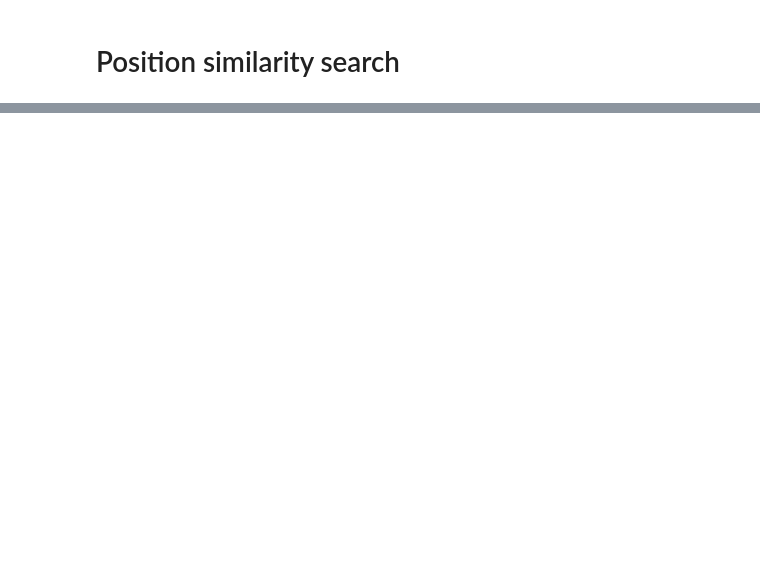
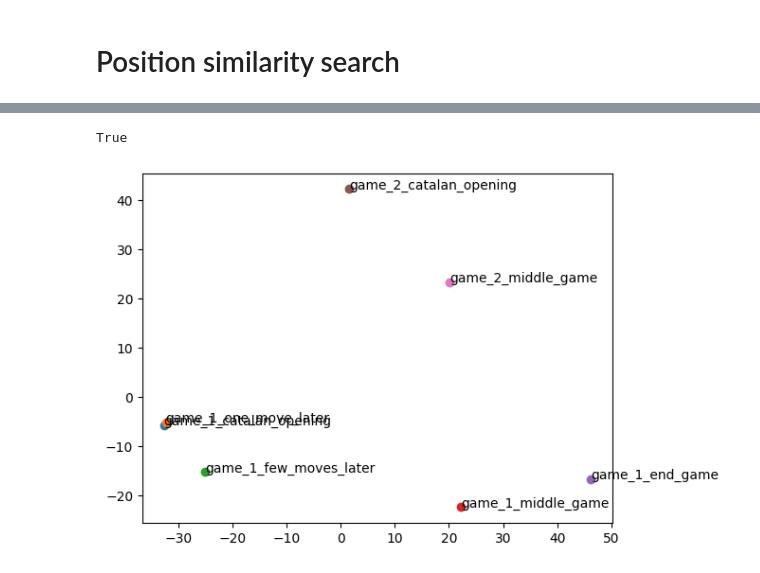
Before and after one commit to patrickfrank1/chess-embedding-experiments, a Jupyter notebook: src/run/evaluate_token_models.ipynb, the cells around one changed output, grey strips where cells are left out. Cells and saved outputs as stored; diff of their text form; code cells hidden in the pictures; blank space fills up the shorter version.

Commit message:
Plot some embeddings

```diff
--- a/src/run/evaluate_token_models.ipynb
+++ b/src/run/evaluate_token_models.ipynb
@@ -35,5 +34,6 @@ print(len(train_data), len(test_data))
 # %% [output]
 90000 10000
 # %%
-backend = keras.models.load_model("../../model/20231015152500_autoencoder.tf")
+autoencoder = keras.models.load_model("../../model/20231015152500_autoencoder.tf")
+autoencoder_predictor = PositionPredictionHead(backend=autoencoder)
 # %% [output]
@@ -88,5 +64,9 @@ R . . . . R K .
 # %% [markdown]
 # Position similarity search
+# %%
+encoder = autoencoder.get_layer('encoder')
+decoder = autoencoder.get_layer('decoder')
+decoder_predictor = PositionPredictionHead(backend=decoder)
 # %%
 chess_positions = {
     "game_1_catalan_opening" : chess.Board(fen="r1bqr1k1/pp1nnpbp/2p3p1/4p3/4P3/4BNP1/PPPQ1PBP/RN2R1K1 w - - 2 11"), # game 1 - catalan opening
@@ -97,3 +77,8 @@ chess_positions = {
     "game_2_catalan_opening" : chess.Board(fen="rn1qk2r/pp2bppp/2p5/3p1b2/3PnB2/2N2NP1/PP2PPBP/R2Q1RK1 b kq - 1 9"),
     "game_2_middle_game" : chess.Board(fen="r2r2k1/pQ3ppp/3q4/3P1b2/2R5/6P1/P4PBP/5RK1 b - - 0 21")
 }
+# %%
+embeddings = {}
+for key, board in chess_positions.items():
+    input = board_to_token_sequence(board).reshape((1,-1))
+    embeddings[key] = encoder.predict(input).reshape((-1,))
@@ -99,0 +113,4 @@ chess_positions = {
+# %%
+np.allclose(embeddings["game_1_catalan_opening"], reverse_reverse["game_1_catalan_opening"])
+# %% [output]
+True
@@ -99,0 +121,15 @@ chess_positions = {
+# %%
+vectors = list(embeddings.values())
+reducer = PCA(n_components=2)
+#reducer = umap.UMAP()
+projected = reducer.fit_transform(vectors)
+
+# Creating a scatter plot with annotations
+fig, ax = plt.subplots()
+for i, (key, value) in enumerate(embeddings.items()):
+    ax.scatter(projected[i, 0], projected[i, 1])
+    ax.text(projected[i, 0], projected[i, 1], key)
+
+plt.show()
+# %% [output]
+[figure, added]
```
Also changed, not shown: parts of 11 cells of this notebook, 2 other files.
